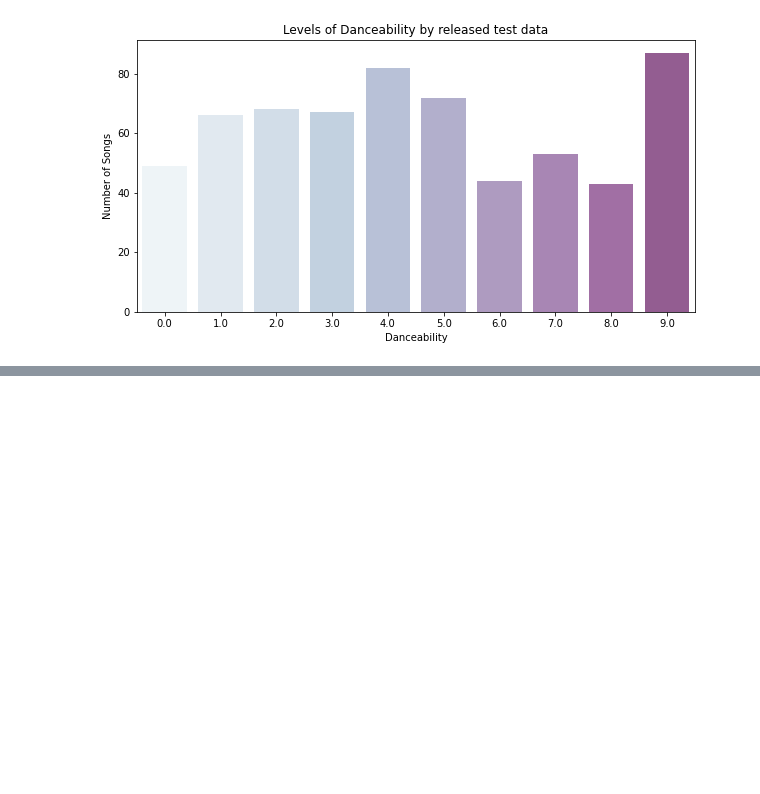
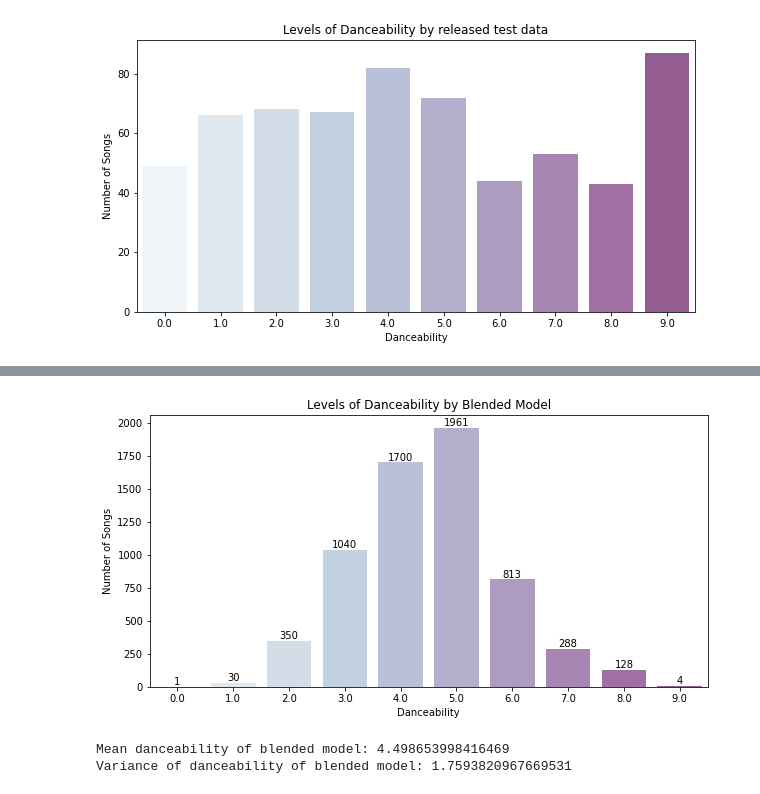
Before and after one commit to ouyang-yang/HTML, a Jupyter notebook: similarity.ipynb, the cells around one changed output, grey strips where cells are left out. Saved outputs shown, nothing was run; the diff lists cells and outputs as text; code cells hidden in the pictures; blank space fills up the shorter version.

```diff
--- a/similarity.ipynb
+++ b/similarity.ipynb
@@ -204,0 +229,24 @@ plt.show()
+# %%
+a1 = pd.read_csv('a1.csv')
+a1["Danceability"] = a1["Danceability"].astype("category")
+# Target Variable Countplot
+plt.figure(figsize = (10, 5))
+ax = sns.countplot(data=a1, x="Danceability", alpha = .70, palette = "BuPu")
+plt.title("Levels of Danceability by Blended Model")
+plt.ylabel("Number of Songs")
+
+# Add x-label onto each bar
+for p in ax.patches:
+    ax.annotate(format(p.get_height(), '.0f'), (p.get_x() + p.get_width() / 2, p.get_height()), ha = 'center', va = 'bottom')
+
+plt.show()
+
+a1["Danceability_numeric"] = a1["Danceability"].cat.codes
+danceability_mean = a1["Danceability_numeric"].mean()
+danceability_variance = a1["Danceability_numeric"].var()
+print("Mean danceability of blended model:", danceability_mean)
+print("Variance of danceability of blended model:", danceability_variance)
+# %% [output]
+[figure, added]
+Mean danceability of blended model: 4.498653998416469
+Variance of danceability of blended model: 1.7593820967669531
```
Also changed, not shown: parts of 3 cells of this notebook, 5 other files.
